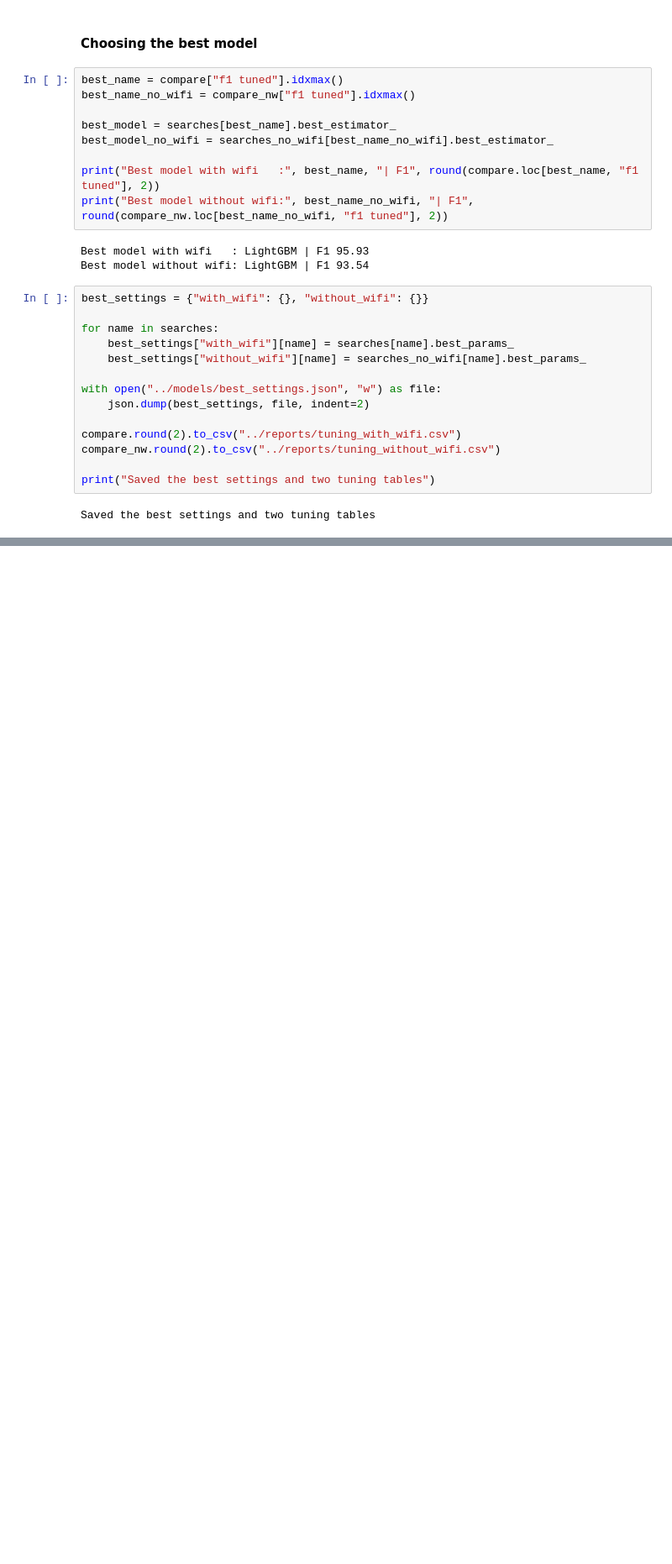
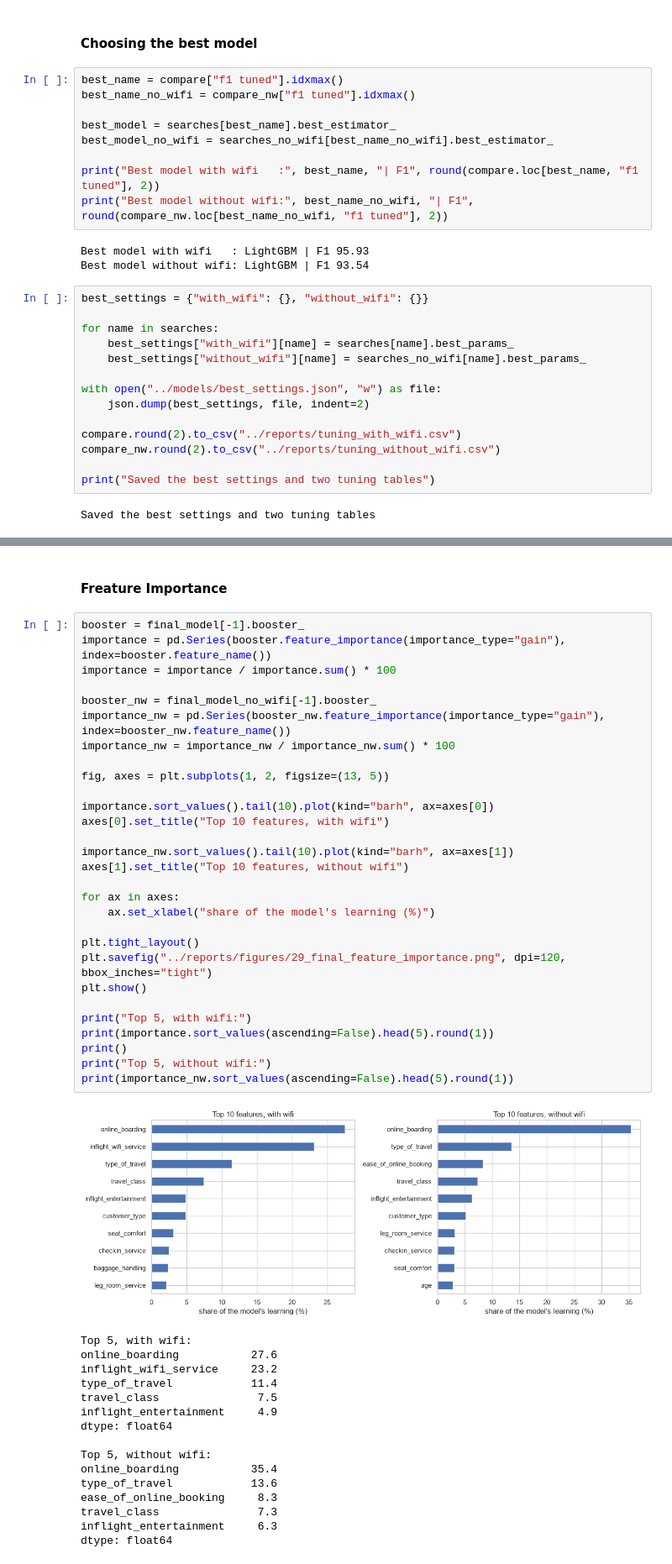
Before and after one commit to Siddharthkeshwani/airline-satisfaction-ml, a Jupyter notebook: notebooks/06_tuning_and_final_evaluation.ipynb, the cells around one changed output, grey strips where cells are left out. Shown at 84% size. Cells and saved outputs as stored; diff of their text form; blank space fills up the shorter version.

```diff
--- a/notebooks/06_tuning_and_final_evaluation.ipynb
+++ b/notebooks/06_tuning_and_final_evaluation.ipynb
@@ -326,0 +552,48 @@ Saved the best settings and two tuning tables
+# %% [markdown]
+#### Freature Importance
+# %%
+booster = final_model[-1].booster_
+importance = pd.Series(booster.feature_importance(importance_type="gain"), index=booster.feature_name())
+importance = importance / importance.sum() * 100
+
+booster_nw = final_model_no_wifi[-1].booster_
+importance_nw = pd.Series(booster_nw.feature_importance(importance_type="gain"), index=booster_nw.feature_name())
+importance_nw = importance_nw / importance_nw.sum() * 100
+
+fig, axes = plt.subplots(1, 2, figsize=(13, 5))
+
+importance.sort_values().tail(10).plot(kind="barh", ax=axes[0])
+axes[0].set_title("Top 10 features, with wifi")
+
+importance_nw.sort_values().tail(10).plot(kind="barh", ax=axes[1])
+axes[1].set_title("Top 10 features, without wifi")
+
+for ax in axes:
+    ax.set_xlabel("share of the model's learning (%)")
+
+plt.tight_layout()
+plt.savefig("../reports/figures/29_final_feature_importance.png", dpi=120, bbox_inches="tight")
+plt.show()
+
+print("Top 5, with wifi:")
+print(importance.sort_values(ascending=False).head(5).round(1))
+print()
+print("Top 5, without wifi:")
+print(importance_nw.sort_values(ascending=False).head(5).round(1))
+# %% [output]
+[figure, added]
+Top 5, with wifi:
+online_boarding           27.6
+inflight_wifi_service     23.2
+type_of_travel            11.4
+travel_class               7.5
+inflight_entertainment     4.9
+dtype: float64
+
+Top 5, without wifi:
+online_boarding           35.4
+type_of_travel            13.6
+ease_of_online_booking     8.3
+travel_class               7.3
+inflight_entertainment     6.3
+dtype: float64
```
Also changed, not shown: parts of 32 cells of this notebook, 5 other files.
